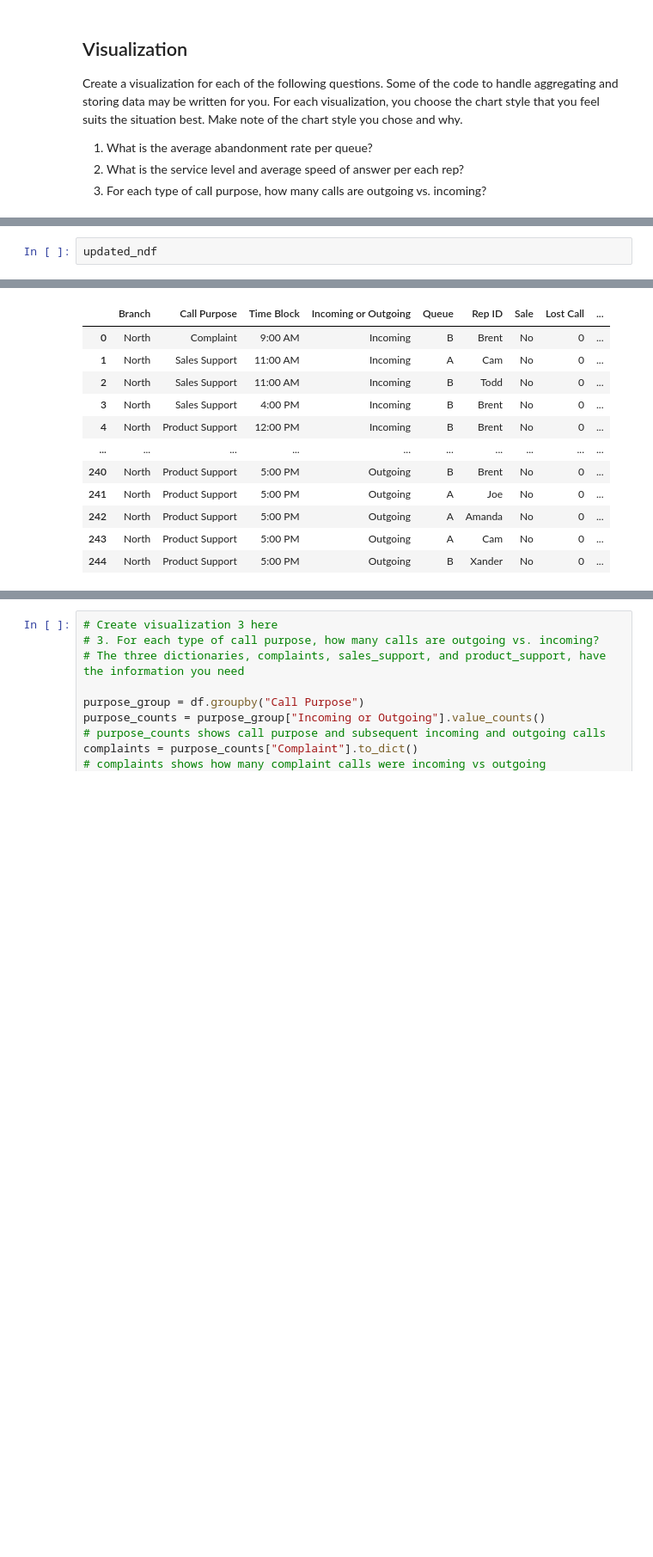
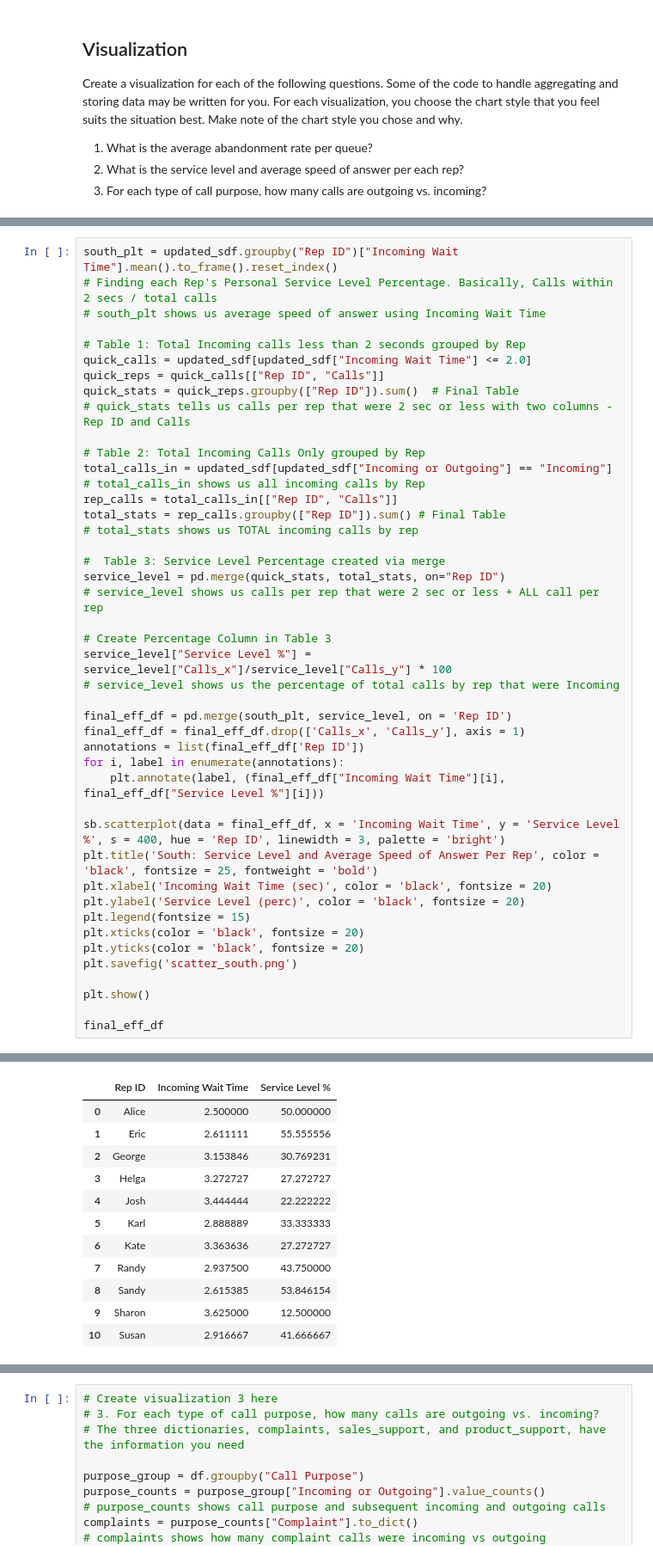
Before and after one commit to evaladhani/call-center-cleanup-assignment, a Jupyter notebook: Call Center Cleanup.ipynb, the cells around one changed output, grey strips where cells are left out. Shown at 86% size. Drawn from its saved outputs; the diff is of its cells as text; blank space fills up the shorter version.

```diff
--- a/Call Center Cleanup.ipynb
+++ b/Call Center Cleanup.ipynb
@@ -464,3 +506,45 @@ plt.show()
 # %%
-updated_ndf
+south_plt = updated_sdf.groupby("Rep ID")["Incoming Wait Time"].mean().to_frame().reset_index()
+# Finding each Rep's Personal Service Level Percentage. Basically, Calls within 2 secs / total calls
+# south_plt shows us average speed of answer using Incoming Wait Time
+
+# Table 1: Total Incoming calls less than 2 seconds grouped by Rep
+quick_calls = updated_sdf[updated_sdf["Incoming Wait Time"] <= 2.0]
+quick_reps = quick_calls[["Rep ID", "Calls"]]
+quick_stats = quick_reps.groupby(["Rep ID"]).sum()  # Final Table
+# quick_stats tells us calls per rep that were 2 sec or less with two columns - Rep ID and Calls
+
+# Table 2: Total Incoming Calls Only grouped by Rep
+total_calls_in = updated_sdf[updated_sdf["Incoming or Outgoing"] == "Incoming"]
+# total_calls_in shows us all incoming calls by Rep
+rep_calls = total_calls_in[["Rep ID", "Calls"]]
+total_stats = rep_calls.groupby(["Rep ID"]).sum() # Final Table
+# total_stats shows us TOTAL incoming calls by rep
+
+#  Table 3: Service Level Percentage created via merge
+service_level = pd.merge(quick_stats, total_stats, on="Rep ID")
+# service_level shows us calls per rep that were 2 sec or less + ALL call per rep
+
+# Create Percentage Column in Table 3
+service_level["Service Level %"] = service_level["Calls_x"]/service_level["Calls_y"] * 100
+# service_level shows us the percentage of total calls by rep that were Incoming
+
+final_eff_df = pd.merge(south_plt, service_level, on = 'Rep ID')
+final_eff_df = final_eff_df.drop(['Calls_x', 'Calls_y'], axis = 1)
+annotations = list(final_eff_df['Rep ID'])
+for i, label in enumerate(annotations):
+    plt.annotate(label, (final_eff_df["Incoming Wait Time"][i], final_eff_df["Service Level %"][i]))
+
+sb.scatterplot(data = final_eff_df, x = 'Incoming Wait Time', y = 'Service Level %', s = 400, hue = 'Rep ID', linewidth = 3, palette = 'bright')
+plt.title('South: Service Level and Average Speed of Answer Per Rep', color = 'black', fontsize = 25, fontweight = 'bold')
+plt.xlabel('Incoming Wait Time (sec)', color = 'black', fontsize = 20)
+plt.ylabel('Service Level (perc)', color = 'black', fontsize = 20)
+plt.legend(fontsize = 15)
+plt.xticks(color = 'black', fontsize = 20)
+plt.yticks(color = 'black', fontsize = 20)
+plt.savefig('scatter_south.png')
+
+plt.show()
+
+final_eff_df
 # %% [output]
@@ -467,12 +552,12 @@ updated_ndf
-|  | Branch | Call Purpose | Time Block | Incoming or Outgoing | Queue | Rep ID | Sale | Lost Call | ... |
-| 0 | North | Complaint | 9:00 AM | Incoming | B | Brent | No | 0 | ... |
-| 1 | North | Sales Support | 11:00 AM | Incoming | A | Cam | No | 0 | ... |
-| 2 | North | Sales Support | 11:00 AM | Incoming | B | Todd | No | 0 | ... |
-| 3 | North | Sales Support | 4:00 PM | Incoming | B | Brent | No | 0 | ... |
-| 4 | North | Product Support | 12:00 PM | Incoming | B | Brent | No | 0 | ... |
-| ... | ... | ... | ... | ... | ... | ... | ... | ... | ... |
-| 240 | North | Product Support | 5:00 PM | Outgoing | B | Brent | No | 0 | ... |
-| 241 | North | Product Support | 5:00 PM | Outgoing | A | Joe | No | 0 | ... |
-| 242 | North | Product Support | 5:00 PM | Outgoing | A | Amanda | No | 0 | ... |
-| 243 | North | Product Support | 5:00 PM | Outgoing | A | Cam | No | 0 | ... |
-| 244 | North | Product Support | 5:00 PM | Outgoing | B | Xander | No | 0 | ... |
+|  | Rep ID | Incoming Wait Time | Service Level % |
+| 0 | Alice | 2.500000 | 50.000000 |
+| 1 | Eric | 2.611111 | 55.555556 |
+| 2 | George | 3.153846 | 30.769231 |
+| 3 | Helga | 3.272727 | 27.272727 |
+| 4 | Josh | 3.444444 | 22.222222 |
+| 5 | Karl | 2.888889 | 33.333333 |
+| 6 | Kate | 3.363636 | 27.272727 |
+| 7 | Randy | 2.937500 | 43.750000 |
+| 8 | Sandy | 2.615385 | 53.846154 |
+| 9 | Sharon | 3.625000 | 12.500000 |
+| 10 | Susan | 2.916667 | 41.666667 |
```
Also changed, not shown: parts of 7 cells of this notebook, 3 other files.
